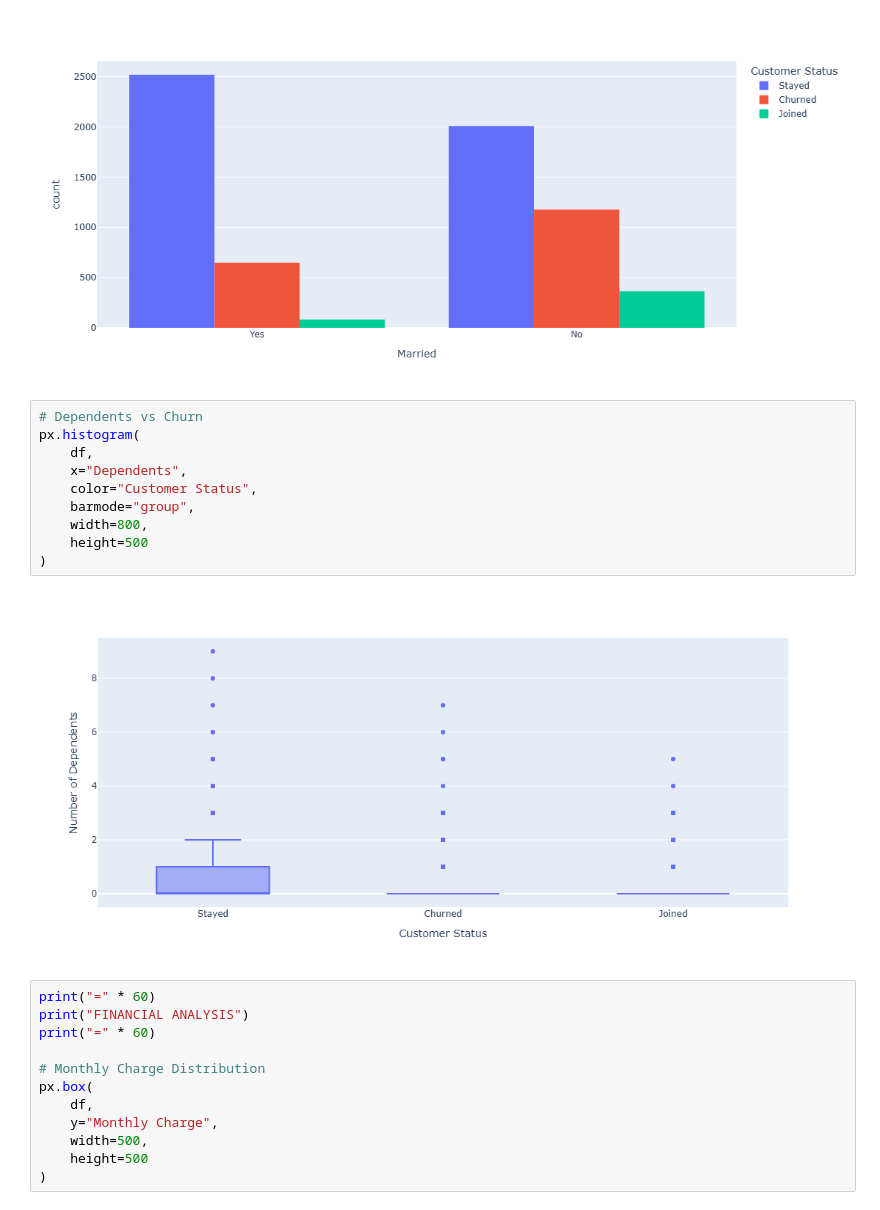
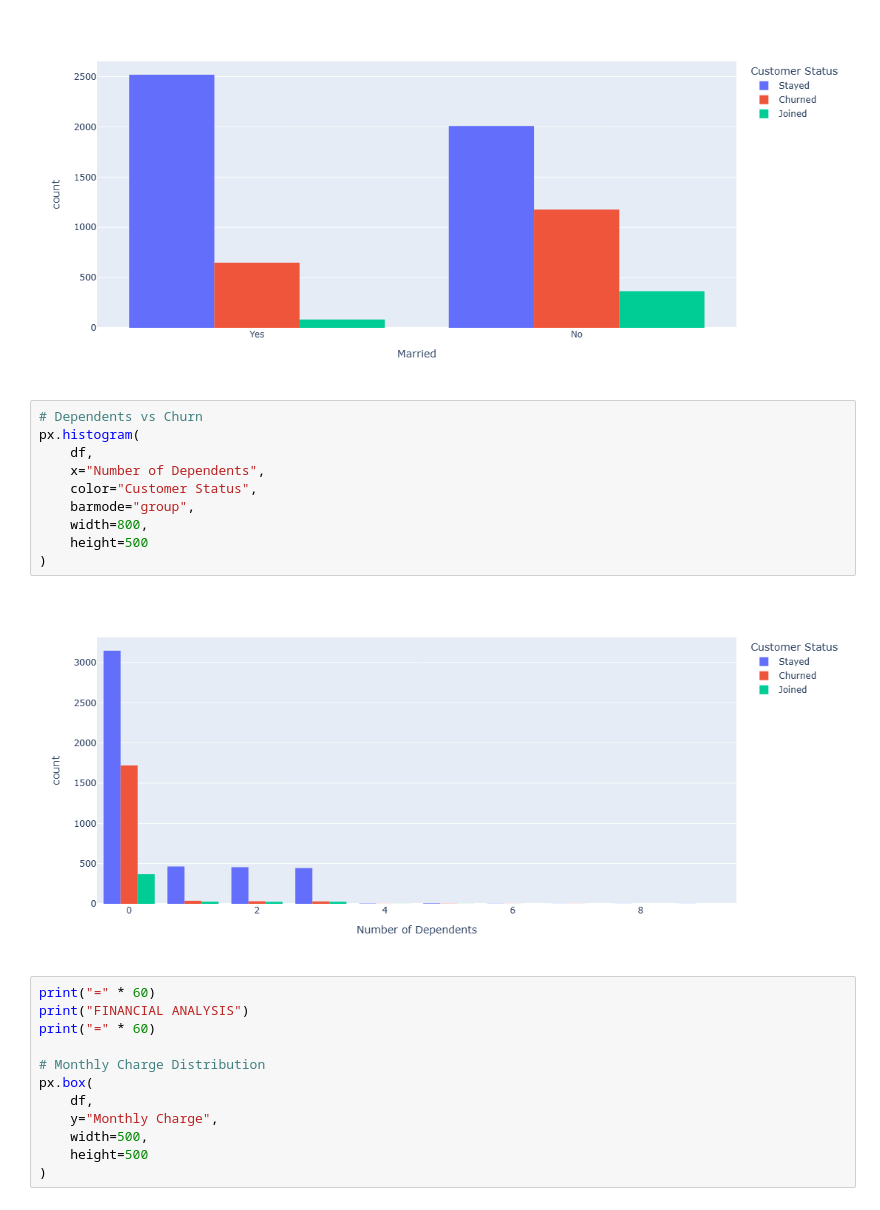
Before and after one commit to kwiver/customer_churn, a Jupyter notebook: notebooks/02_eda.ipynb, the cells around one changed output. Drawn from its saved outputs; the diff is of its cells as text.

```diff
--- a/notebooks/02_eda.ipynb
+++ b/notebooks/02_eda.ipynb
@@ -148,15 +148,15 @@ px.histogram(
 # %%
 # Dependents vs Churn
 px.histogram(
     df,
-    x="Dependents",
+    x="Number of Dependents",
     color="Customer Status",
     barmode="group",
     width=800,
     height=500
 )
 # %% [output]
-[figure, old version]
+[figure, new version]
 # %%
 print("=" * 60)
 print("FINANCIAL ANALYSIS")
```
Also changed, not shown: parts of 6 cells of this notebook, 5 other files.
